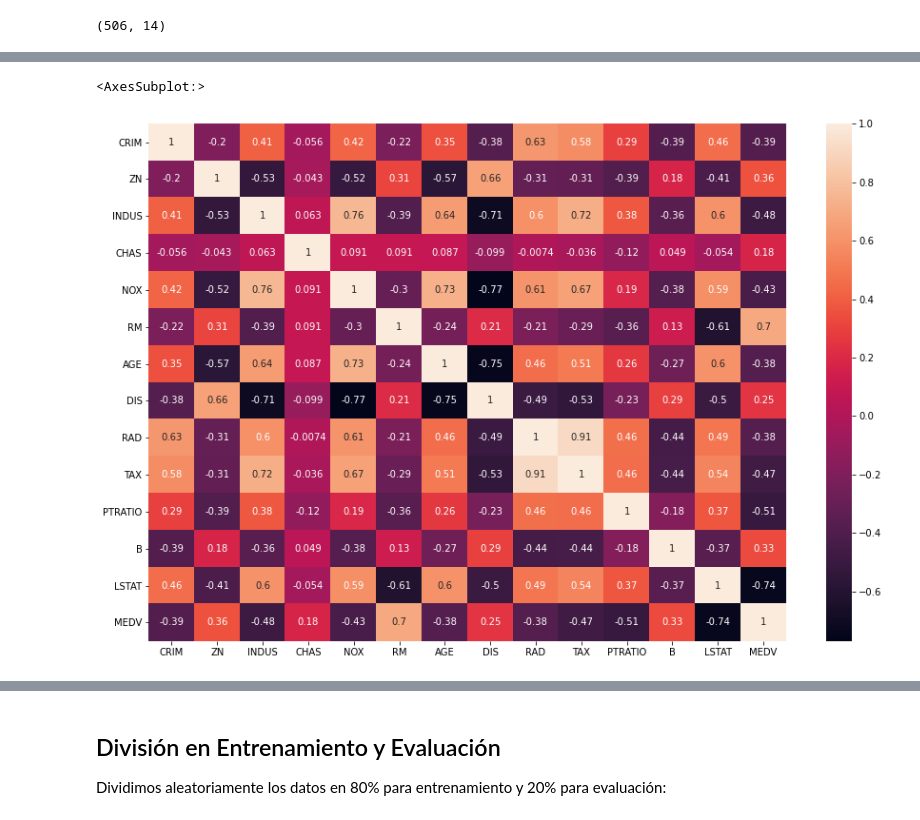
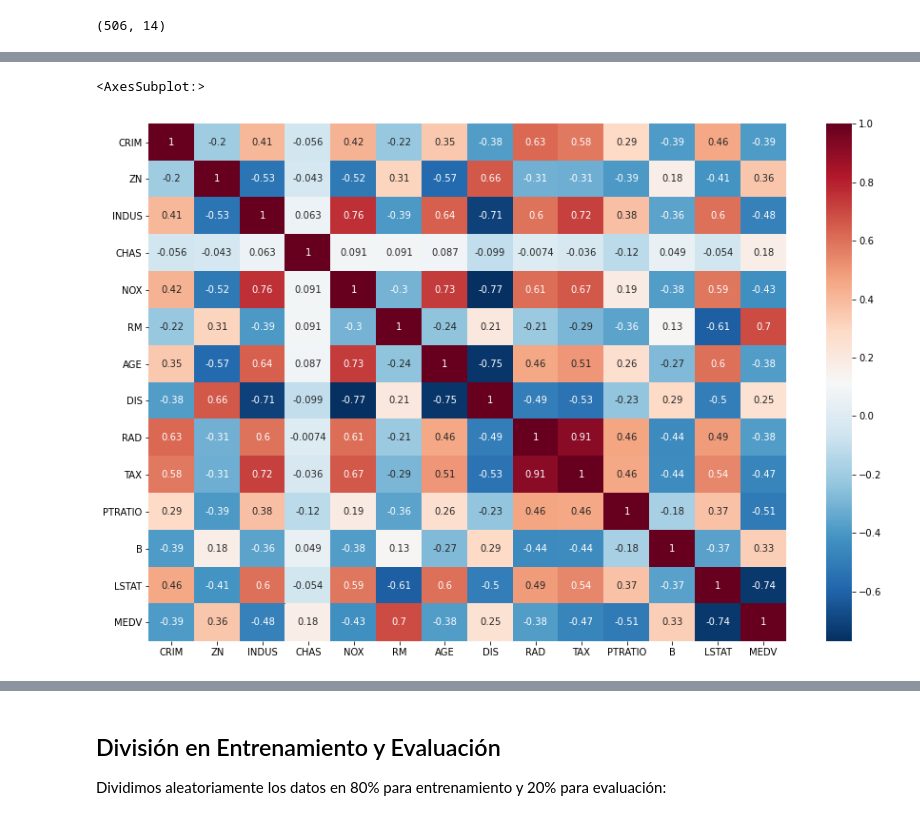
Before and after one commit to estebanarr/intro_aprendizaje_automatico, a Jupyter notebook: Notebooks/Laboratorio1.ipynb, the cells around one changed output, grey strips where cells are left out. Drawn from its saved outputs; the diff is of its cells as text; code cells hidden in the pictures.

```diff
--- a/Notebooks/Laboratorio1.ipynb
+++ b/Notebooks/Laboratorio1.ipynb
@@ -88,7 +88,7 @@ df.describe()
 | max | 88.976200 | 100.000000 | 27.740000 | 1.000000 | 0.871000 | 8.780000 | 100.000000 | 12.126500 | 24.000000 | 711.000000 | 22.000000 | ... |
 # %%
 plt.figure(figsize=(15, 10))
-sns.heatmap(df.corr(),annot=True)
+sns.heatmap(df.corr(),annot=True, cmap="RdBu_r")
 # %% [output]
 <AxesSubplot:>
-[figure, old version]
+[figure, new version]
```
Also changed, not shown: parts of 2 cells of this notebook.
